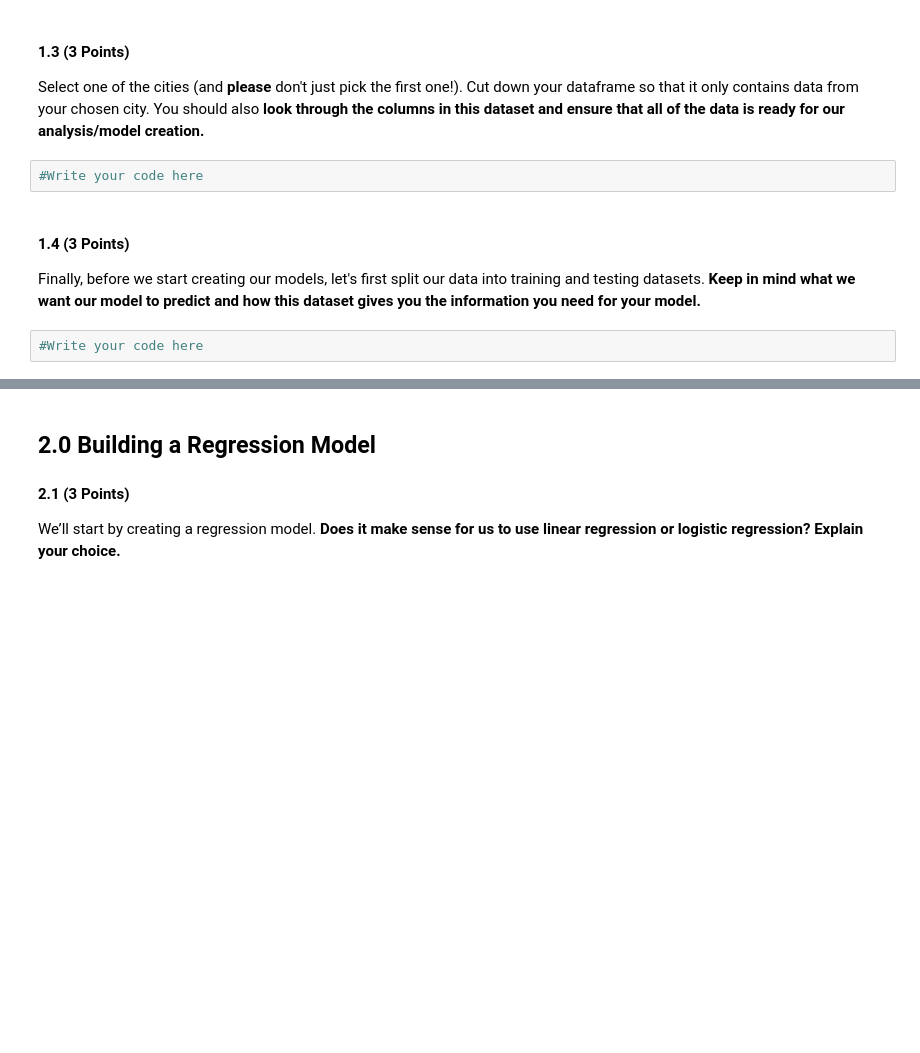
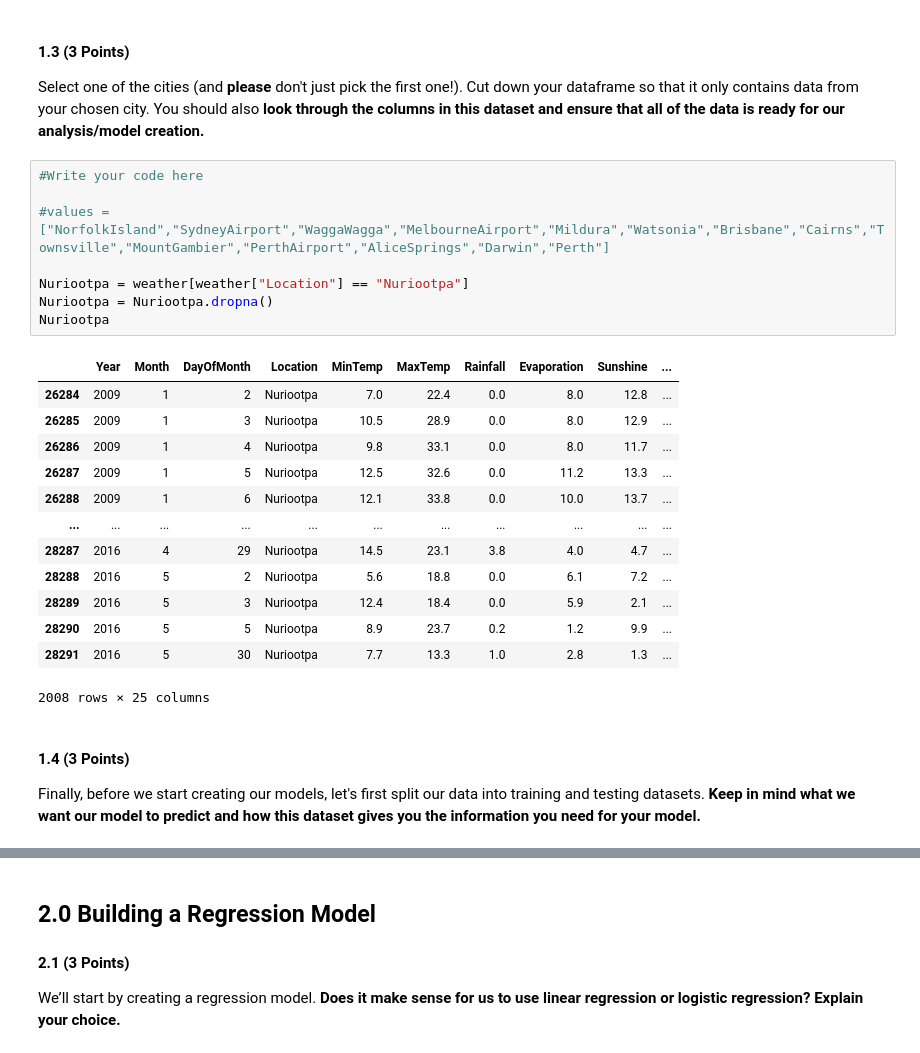
Before and after one commit to mfannon/CMSE202-s23-turnin, a Jupyter notebook: hw-04/HW_4_Regression_and_SVM_STUDENT.ipynb, the cells around one changed output, grey strips where cells are left out. Saved outputs shown, nothing was run; the diff lists cells and outputs as text; blank space fills up the shorter version.

```diff
--- a/hw-04/HW_4_Regression_and_SVM_STUDENT.ipynb
+++ b/hw-04/HW_4_Regression_and_SVM_STUDENT.ipynb
@@ -56,10 +95,28 @@ The first thing we’ll do is see which cities we have data for.
 # %% [markdown]
 #### 1.3 (3 Points)
 Select one of the cities (and **please** don't just pick the first one!). Cut down your dataframe so that it only contains data from your chosen city. You should also **look through the columns in this dataset and ensure that all of the data is ready for our analysis/model creation.**
-# %%
-#Write your code here
+# %%
+#Write your code here
+
+#values = ["NorfolkIsland","SydneyAirport","WaggaWagga","MelbourneAirport","Mildura","Watsonia","Brisbane","Cairns","Townsville","MountGambier","PerthAirport","AliceSprings","Darwin","Perth"]
+
+Nuriootpa = weather[weather["Location"] == "Nuriootpa"]
+Nuriootpa = Nuriootpa.dropna()
+Nuriootpa
+# %% [output]
+|  | Year | Month | DayOfMonth | Location | MinTemp | MaxTemp | Rainfall | Evaporation | Sunshine | ... |
+| 26284 | 2009 | 1 | 2 | Nuriootpa | 7.0 | 22.4 | 0.0 | 8.0 | 12.8 | ... |
+| 26285 | 2009 | 1 | 3 | Nuriootpa | 10.5 | 28.9 | 0.0 | 8.0 | 12.9 | ... |
+| 26286 | 2009 | 1 | 4 | Nuriootpa | 9.8 | 33.1 | 0.0 | 8.0 | 11.7 | ... |
+| 26287 | 2009 | 1 | 5 | Nuriootpa | 12.5 | 32.6 | 0.0 | 11.2 | 13.3 | ... |
+| 26288 | 2009 | 1 | 6 | Nuriootpa | 12.1 | 33.8 | 0.0 | 10.0 | 13.7 | ... |
+| ... | ... | ... | ... | ... | ... | ... | ... | ... | ... | ... |
+| 28287 | 2016 | 4 | 29 | Nuriootpa | 14.5 | 23.1 | 3.8 | 4.0 | 4.7 | ... |
+| 28288 | 2016 | 5 | 2 | Nuriootpa | 5.6 | 18.8 | 0.0 | 6.1 | 7.2 | ... |
+| 28289 | 2016 | 5 | 3 | Nuriootpa | 12.4 | 18.4 | 0.0 | 5.9 | 2.1 | ... |
+| 28290 | 2016 | 5 | 5 | Nuriootpa | 8.9 | 23.7 | 0.2 | 1.2 | 9.9 | ... |
+| 28291 | 2016 | 5 | 30 | Nuriootpa | 7.7 | 13.3 | 1.0 | 2.8 | 1.3 | ... |
+2008 rows × 25 columns
 # %% [markdown]
 #### 1.4 (3 Points)
 Finally, before we start creating our models, let's first split our data into training and testing datasets. **Keep in mind what we want our model to predict and how this dataset gives you the information you need for your model.**
-# %%
-#Write your code here
```
Also changed, not shown: parts of 20 cells of this notebook.
